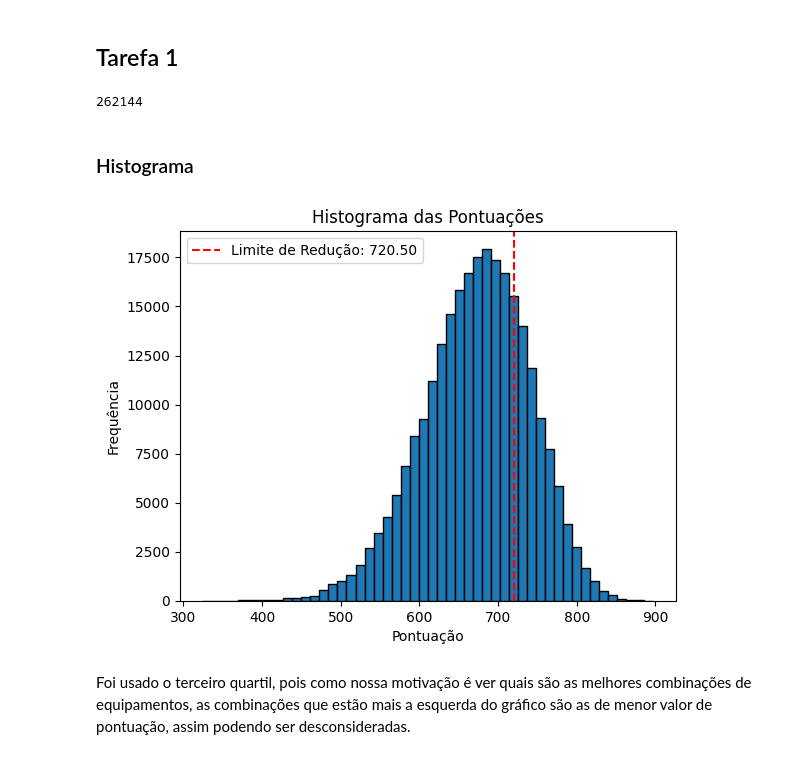
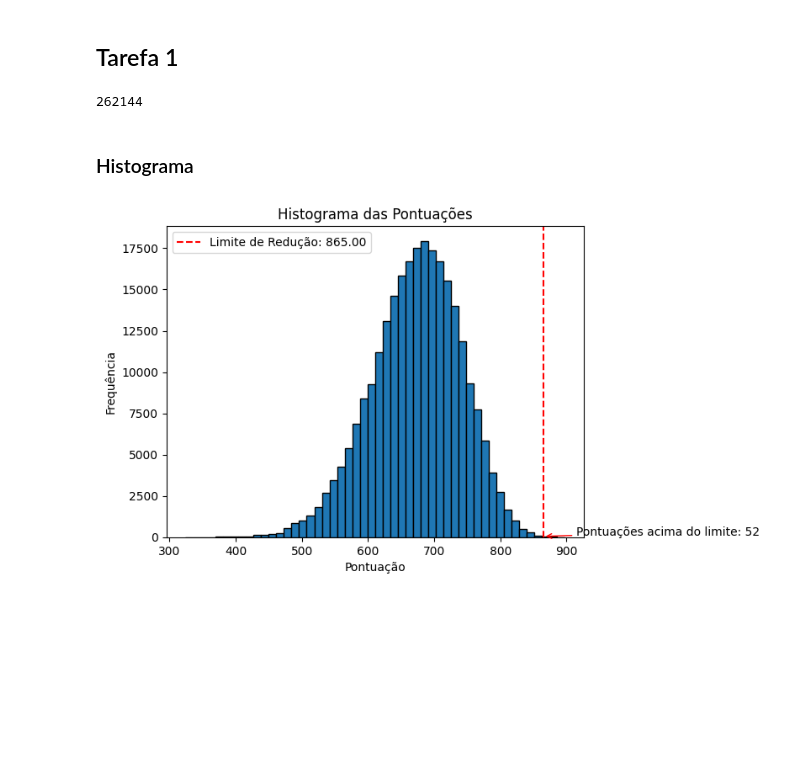
Before and after one commit to rikdantas/Algoritmos-Estruturas-Dados-II, a Jupyter notebook: week06/week06_T1U2.ipynb, the cells around one changed output. Cells and saved outputs as stored; diff of their text form; code cells hidden in the pictures; blank space fills up the shorter version.

```diff
--- a/week06/week06_T1U2.ipynb
+++ b/week06/week06_T1U2.ipynb
@@ -160,34 +87,33 @@ engine_parts = {
     'Brute Force': {'Speed': 21, 'Cornering': 19, 'Power_Unit': 36, 'reliability': 18, 'avg_pit_stop': 0.63},
     'Starter Engine': {'Speed': 1, 'Cornering': 1, 'Power_Unit': 1, 'reliability': 1, 'avg_pit_stop': 1.0},
 }
-
-# Dicionário para armazenar os Team Scores para cada combinação
-team_scores = {}
-
-# Itere sobre todas as combinações possíveis entre as partes
-for breaks_part, breaks_metrics in breaks_parts.items():
-    for gearbox_part, gearbox_metrics in gearbox_parts.items():
-        for rear_wing_part, rear_wing_metrics in rear_wing_parts.items():
-            for front_wing_part, front_wing_metrics in front_wing_parts.items():
-                for suspension_part, suspension_metrics in suspension_parts.items():
-                    for engine_part, engine_metrics in engine_parts.items():
-                        team_name = f"Team Score ({breaks_part} - {gearbox_part} - {rear_wing_part} - {front_wing_part} - {suspension_part} - {engine_part})"
-                        team_score = {}
-
-                        # Calcule o Team Score somando as métricas de todas as partes
-                        for metric in breaks_metrics.keys():
-                            total_metric_value = (
-                                breaks_metrics[metric] + gearbox_metrics[metric] +
-                                rear_wing_metrics[metric] + front_wing_metrics[metric] +
-                                suspension_metrics[metric] + engine_metrics[metric]
-                            )
-                            team_score[metric] = total_metric_value
-
-                        # Adicione o Team Score calculado ao dicionário de pontuações da equipe
-                        team_scores[team_name] = team_score
-
-# Agora temos cada possível combinação
-print(len(team_scores))
-# %% [output]
-262144
+# %%
+# Crie todas as combinações possíveis das partes
+combinations = itertools.product(
+    breaks_parts.items(),
+    gearbox_parts.items(),
+    rear_wing_parts.items(),
+    front_wing_parts.items(),
+    suspension_parts.items(),
+    engine_parts.items()
+)
+
+# Dicionário para armazenar os Team Scores para cada combinação
+team_scores = {}
+
+# Itere sobre as combinações e calcule os Team Scores
+for combination in combinations:
+    team_name_parts = [part_name for part_name, part in combination]
+    team_name = "Team Score (" + " - ".join(team_name_parts) + ")"
+    team_score = {}
+
+    for metric in combination[0][1].keys():
+        total_metric_value = sum(part[1][metric] for part in combination)
+        team_score[metric] = total_metric_value
+
+    team_scores[team_name] = team_score
+
+len(team_scores)
+# %% [output]
+262144
 # %%
@@ -212,25 +139,25 @@ for team_name, metrics in team_scores.items():
 # %% [markdown]
 ### Histograma
 # %%
-pontuacoes = list(team_scores_pontuacao.values())
-
 # Crie um histograma
 plt.hist(pontuacoes, bins=50, edgecolor='k')
 plt.xlabel('Pontuação')
 plt.ylabel('Frequência')
 plt.title('Histograma das Pontuações')
 
-# Calcule os quartis
-quartis = np.percentile(pontuacoes, [25, 50, 75])
+# Usando limite de redução igual a 865
+limite_reducao = 865
 
-# Calcule o limite para reduzir as configurações possíveis (por exemplo, usando o primeiro quartil)
-limite_reducao = quartis[2]
+# Calcule a contagem de pontuações acima do limite
+pontuacoes_acima_do_limite = sum(1 for pontuacao in pontuacoes if pontuacao > limite_reducao)
 
 plt.axvline(x=limite_reducao, color='r', linestyle='--', label=f'Limite de Redução: {limite_reducao:.2f}')
 plt.legend()
 
+# Anote o número de pontuações acima do limite no gráfico
+plt.annotate(f'Pontuações acima do limite: {pontuacoes_acima_do_limite}', xy=(limite_reducao, 50), xytext=(limite_reducao + 50, 80),
+             arrowprops=dict(arrowstyle='->', color='red'))
+
 plt.show()
 # %% [output]
-[figure, old version]
+[figure, new version]
-# %% [markdown]
-Foi usado o terceiro quartil, pois como nossa motivação é ver quais são as melhores combinações de equipamentos, as combinações que estão mais a esquerda do gráfico são as de menor valor de pontuação, assim podendo ser desconsideradas.
```
Also changed, not shown: parts of 12 cells of this notebook.
